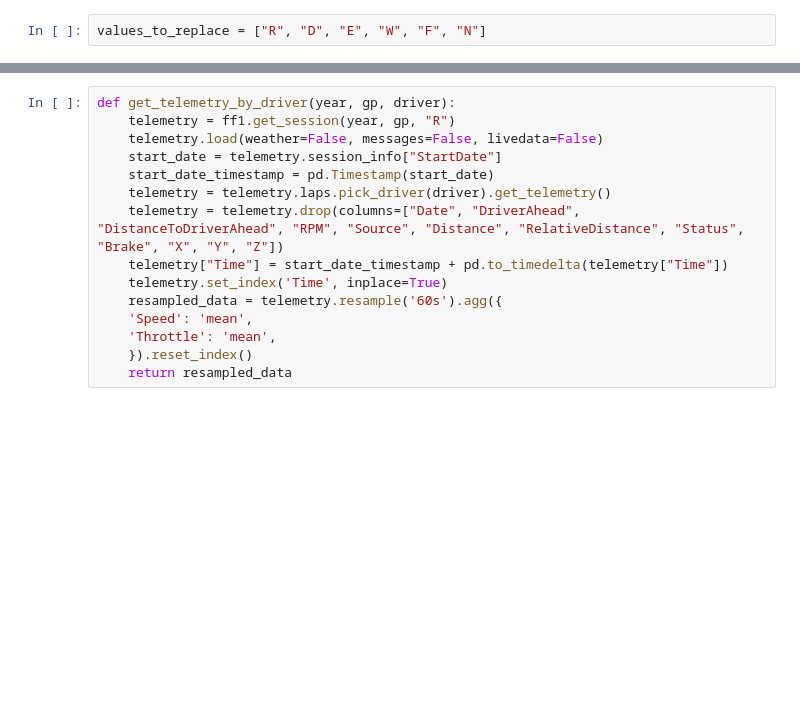
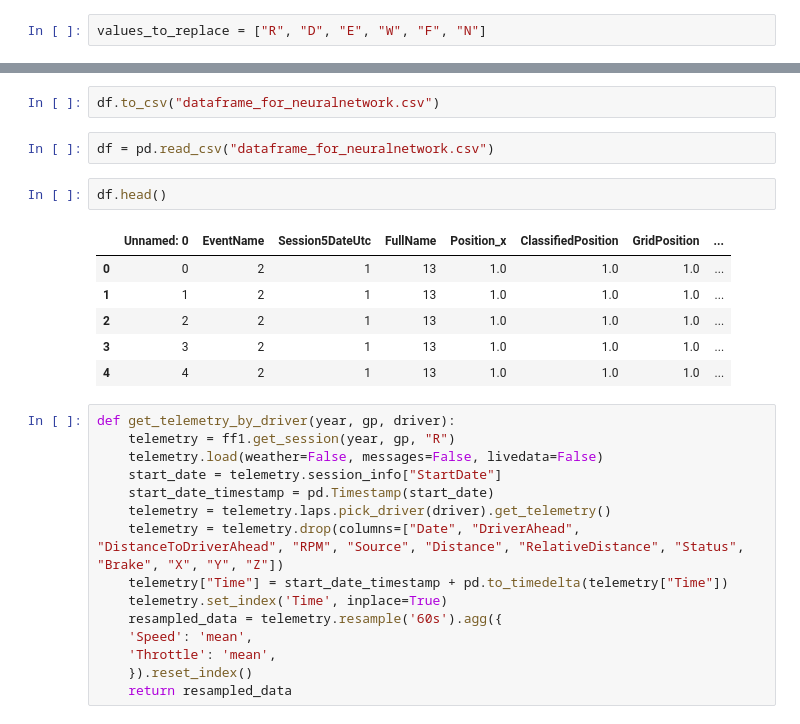
Before and after one commit to caiolacerdamt/f1-project, a Jupyter notebook: etl_pre_process.ipynb, the cells around one changed output, grey strips where cells are left out. Drawn from its saved outputs; the diff is of its cells as text; blank space fills up the shorter version.

Commit message:
initial neural network model

```diff
--- a/predict_win.ipynb
+++ b/etl_pre_process.ipynb
@@ -568,3 +531,16 @@ spa.laps
+# %%
+df.to_csv("dataframe_for_neuralnetwork.csv")
+# %%
+df = pd.read_csv("dataframe_for_neuralnetwork.csv")
+# %%
+df.head()
+# %% [output]
+|  | Unnamed: 0 | EventName | Session5DateUtc | FullName | Position_x | ClassifiedPosition | GridPosition | ... |
+| 0 | 0 | 2 | 1 | 13 | 1.0 | 1.0 | 1.0 | ... |
+| 1 | 1 | 2 | 1 | 13 | 1.0 | 1.0 | 1.0 | ... |
+| 2 | 2 | 2 | 1 | 13 | 1.0 | 1.0 | 1.0 | ... |
+| 3 | 3 | 2 | 1 | 13 | 1.0 | 1.0 | 1.0 | ... |
+| 4 | 4 | 2 | 1 | 13 | 1.0 | 1.0 | 1.0 | ... |
 # %%
 def get_telemetry_by_driver(year, gp, driver):
     telemetry = ff1.get_session(year, gp, "R")
```
Also changed, not shown: parts of 76 cells of this notebook, 2 other files.
